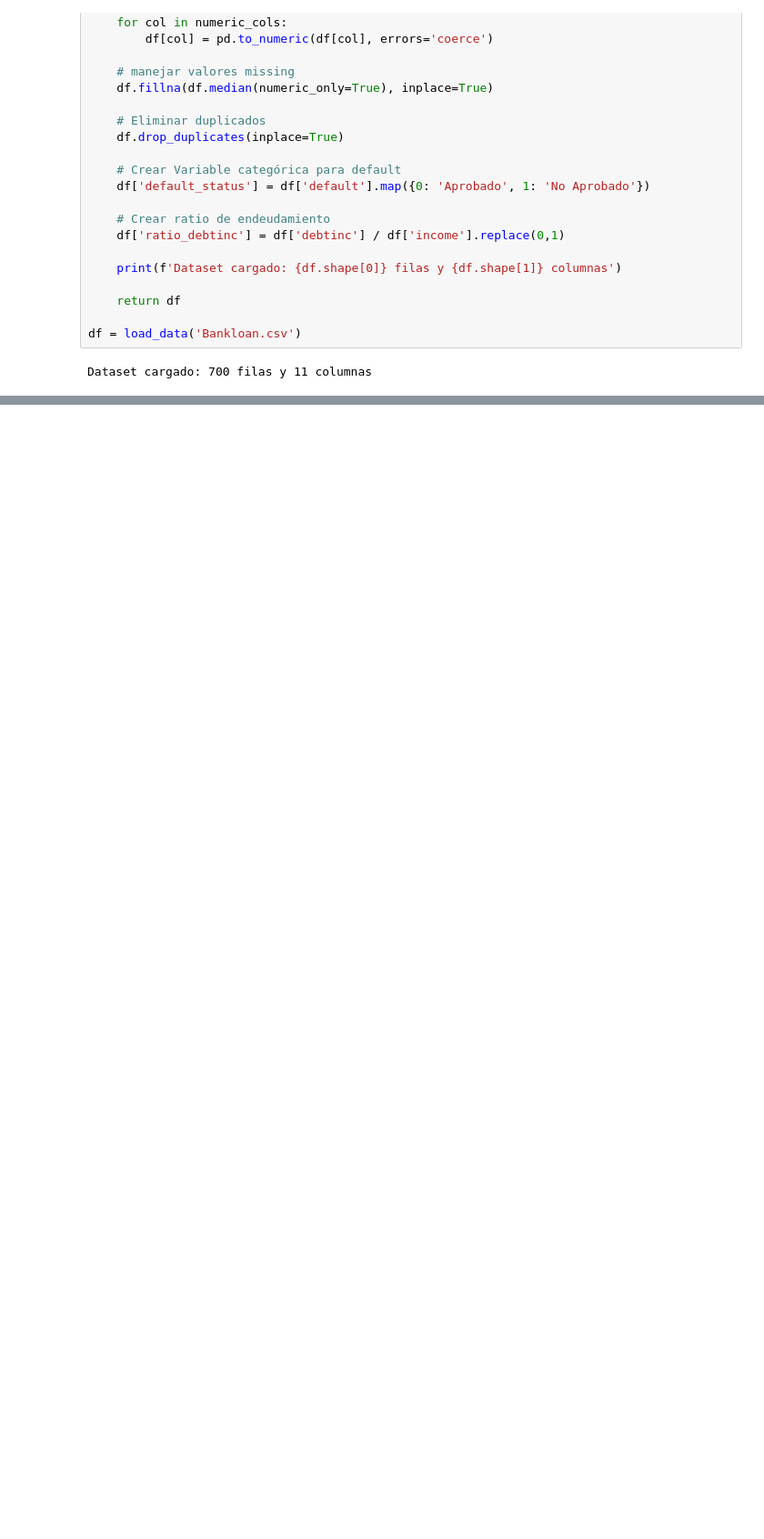
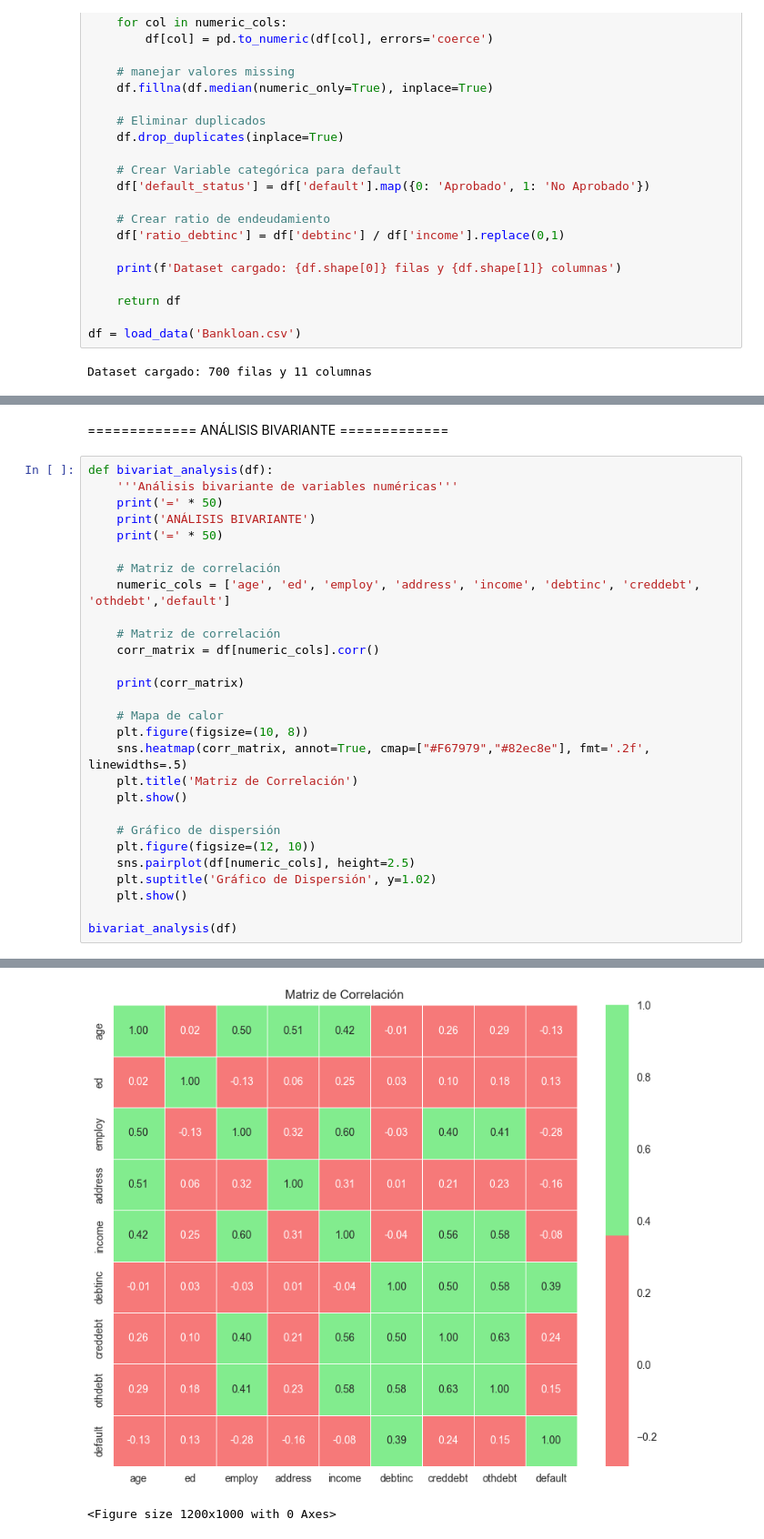
Before and after one commit to beyondAnalysIs/bank_loan, a Jupyter notebook: bank_loan_reporte.ipynb, the cells around one changed output, grey strips where cells are left out. Shown at 91% size. Saved outputs shown, nothing was run; the diff lists cells and outputs as text; blank space fills up the shorter version.

```diff
--- a/bank_loan_reporte.ipynb
+++ b/bank_loan_reporte.ipynb
@@ -52,0 +96,31 @@ Dataset cargado: 700 filas y 11 columnas
+# %% [markdown]
+============= ANÁLISIS BIVARIANTE =============
+# %%
+def bivariat_analysis(df):
+    '''Análisis bivariante de variables numéricas'''
+    print('=' * 50)
+    print('ANÁLISIS BIVARIANTE')
+    print('=' * 50)
+
+    # Matriz de correlación
+    numeric_cols = ['age', 'ed', 'employ', 'address', 'income', 'debtinc', 'creddebt', 'othdebt','default']
+
+    # Matriz de correlación
+    corr_matrix = df[numeric_cols].corr()
+
+    print(corr_matrix)
+
+    # Mapa de calor
+    plt.figure(figsize=(10, 8))
+    sns.heatmap(corr_matrix, annot=True, cmap=["#F67979","#82ec8e"], fmt='.2f', linewidths=.5)
+    plt.title('Matriz de Correlación')
+    plt.show()
+
+    # Gráfico de dispersión
+    plt.figure(figsize=(12, 10))
+    sns.pairplot(df[numeric_cols], height=2.5)
+    plt.suptitle('Gráfico de Dispersión', y=1.02)
+    plt.show()
+
+bivariat_analysis(df)
+# %% [output]
@@ -52,0 +144,2 @@ Dataset cargado: 700 filas y 11 columnas
+[figure, added]
+<Figure size 1200x1000 with 0 Axes>
```
Also changed, not shown: parts of 4 cells of this notebook.
